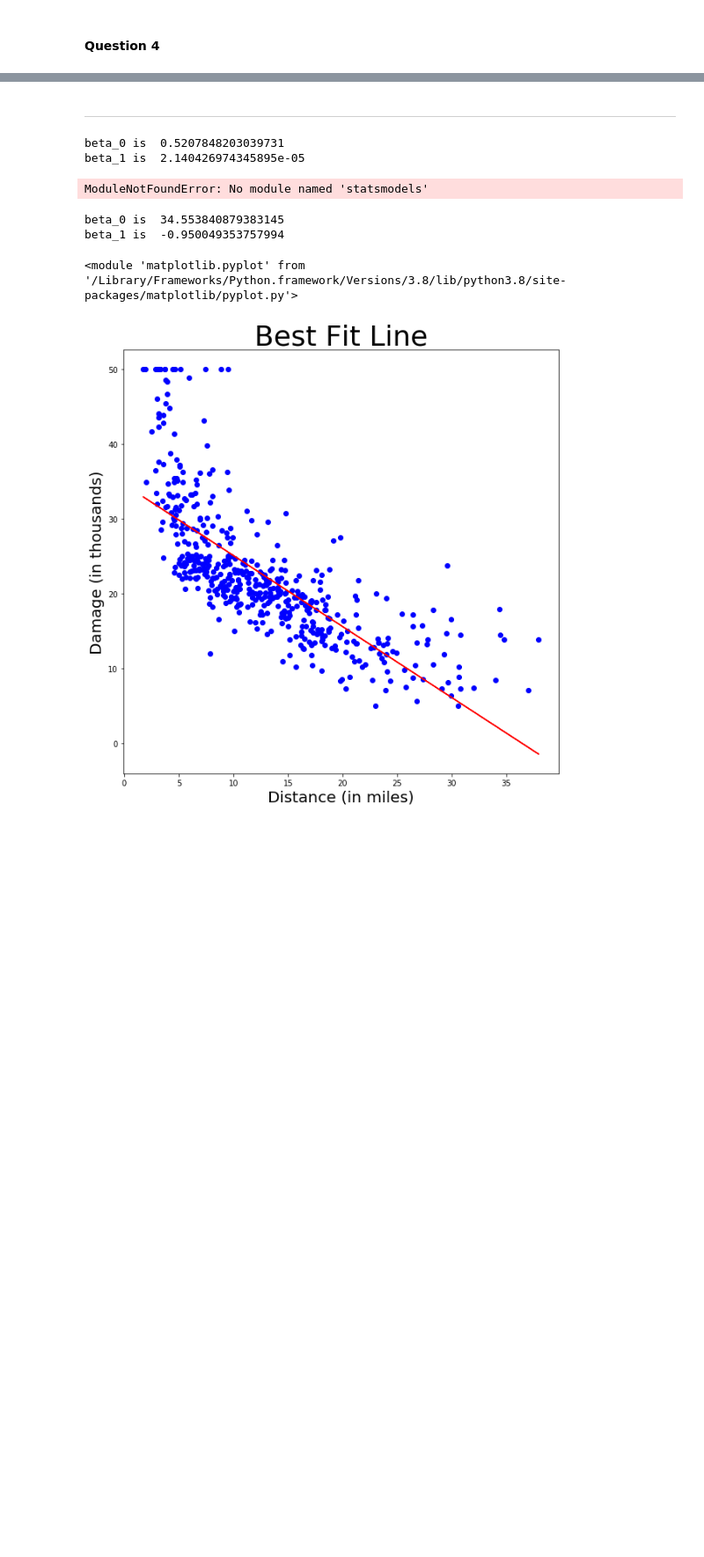
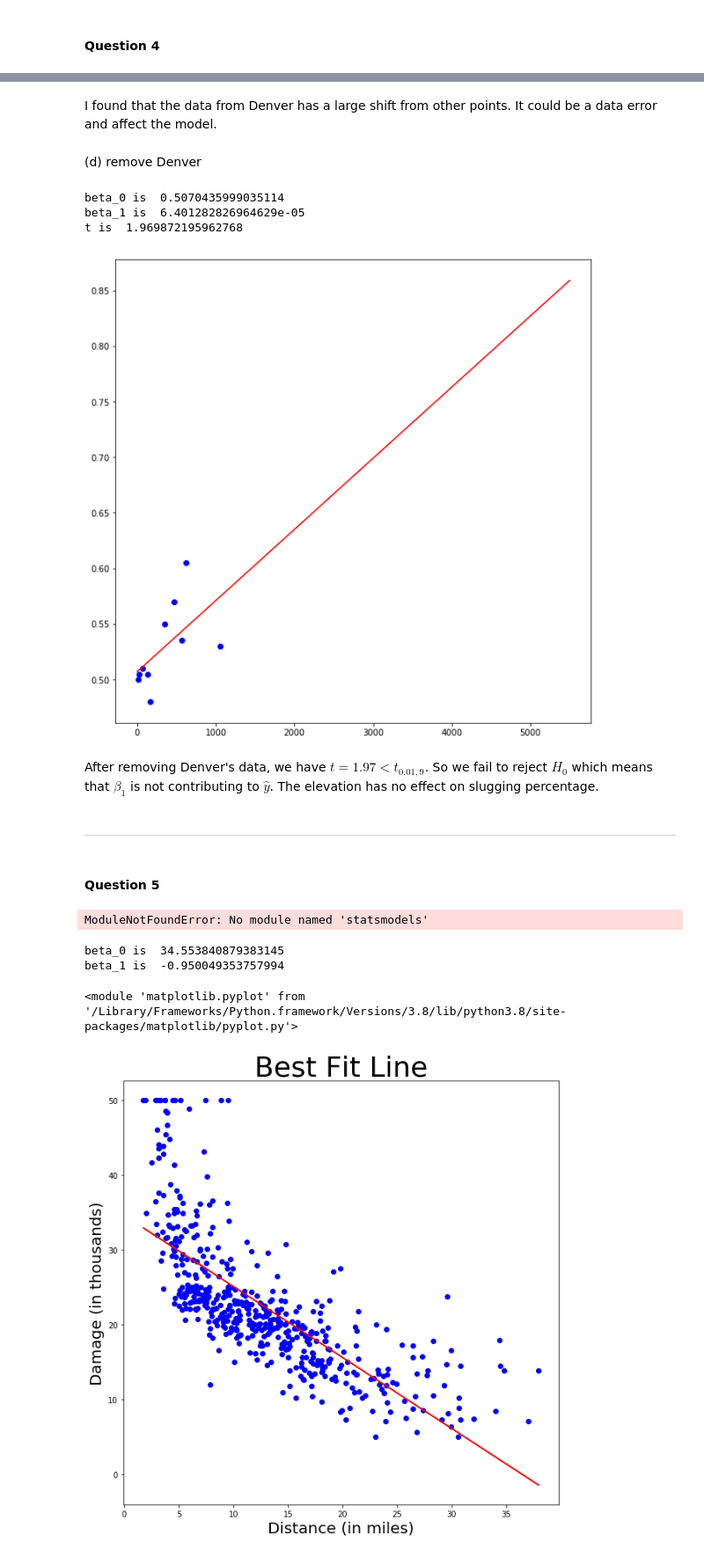
Before and after one commit to Sherwen2333/CSE353, a Jupyter notebook: cse353hw1.ipynb, the cells around one changed output, grey strips where cells are left out. Shown at 88% size. Cells and saved outputs as stored; diff of their text form; code cells hidden in the pictures; blank space fills up the shorter version.

```diff
--- a/cse353hw1.ipynb
+++ b/cse353hw1.ipynb
@@ -28,0 +45,9 @@ plt.plot([0, 5500], [beta_1*x + beta_0 for x in [0, 5500]], 'r')
+# %%
+SSE = 0
+for i in range(len(x)):
+    SSE += (y[i] - beta_0 - beta_1*x[i])**2
+
+sigma_est = (SSE / (len(x) - 2))**0.5
+SE_b_1 = (sigma_est**2 / Sxx)**0.5
+t = (beta_1 - 0) / SE_b_1
+print('t is ', t)
@@ -29,25 +72,47 @@ plt.plot([0, 5500], [beta_1*x + beta_0 for x in [0, 5500]], 'r')
+# %% [markdown]
+I found that the data from Denver has a large shift from other points. It could be a data error and affect the model.
+# %% [markdown]
+(d) remove Denver
+# %%
+y = np.array([0.480,0.605,0.530,0.505,0.505,0.550
+          ,0.510,0.570,0.5,0.535])
+x = np.array([160,616,1050,130,20,350,63,465,10,566])
+x_bar = np.mean(x)
+y_bar = np.mean(y)
+n = x.shape[0]
+
+Sxx = np.sum(np.square(x)) - n*x_bar*x_bar
+Sxy = np.sum(x*y) - n*x_bar*y_bar
+
+beta_1 = Sxy/Sxx
+beta_0 = y_bar - beta_1*x_bar
+
+print('beta_0 is ', beta_0)
+print('beta_1 is ', beta_1)
+SSE = 0
+for i in range(len(x)):
+    SSE += (y[i] - beta_0 - beta_1*x[i])**2
+
+sigma_est = (SSE / (len(x) - 2))**0.5
+SE_b_1 = (sigma_est**2 / Sxx)**0.5
+t = (beta_1 - 0) / SE_b_1
+print('t is ', t)
+plt.figure(figsize = (10, 10))
+# create a point plot
+plt.plot(x, y, 'bo')
+plt.plot([0, 5500], [beta_1*x + beta_0 for x in [0, 5500]], 'r')
+plt.show()
+# %% [output]
+beta_0 is  0.5070435999035114
+beta_1 is  6.401282826964629e-05
+t is  1.969872195962768
+[figure, added]
+# %% [markdown]
+After removing Denver's data, we have $t=1.97<t_{0.01,9}$. So we fail to  reject $H_0$ which means that $\beta_1$ is not contributing to $\hat{y}$. The elevation has no effect on slugging percentage.
 # %% [markdown]
 ---
-# %%
-import numpy as np
-y=np.array([0.480,0.605,0.530,0.505,0.505,0.625,0.550
-          ,0.510,0.570,0.5,0.535])
-x=np.array([160,616,1050,130,20,5277,350,63,465,10,566])
-x_bar = np.mean(x)
-y_bar = np.mean(y)
-n = x.shape[0]
-
-S_x_x = np.sum(np.square(x)) - n*x_bar*x_bar
-S_x_y = np.sum(x*y) - n*x_bar*y_bar
-
-beta_1 = S_x_y/S_x_x
-beta_0 = y_bar - beta_1*x_bar
-
-print('beta_0 is ', beta_0)
-print('beta_1 is ', beta_1)
-# %% [output]
-beta_0 is  0.5207848203039731
-beta_1 is  2.140426974345895e-05
+# %% [markdown]
+#### Question 5
 # %%
 import pandas as pd
 import statsmodels.api as sm
```
Also changed, not shown: parts of 8 cells of this notebook.
